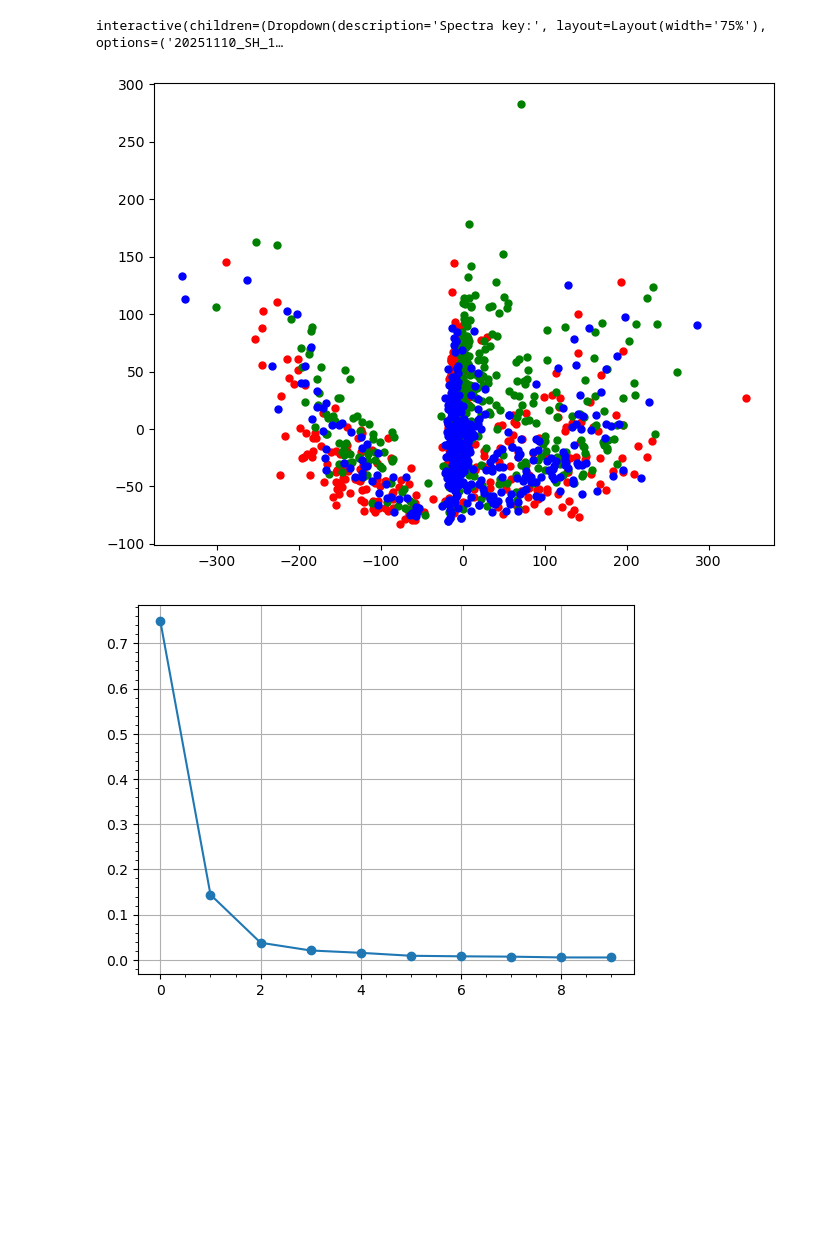
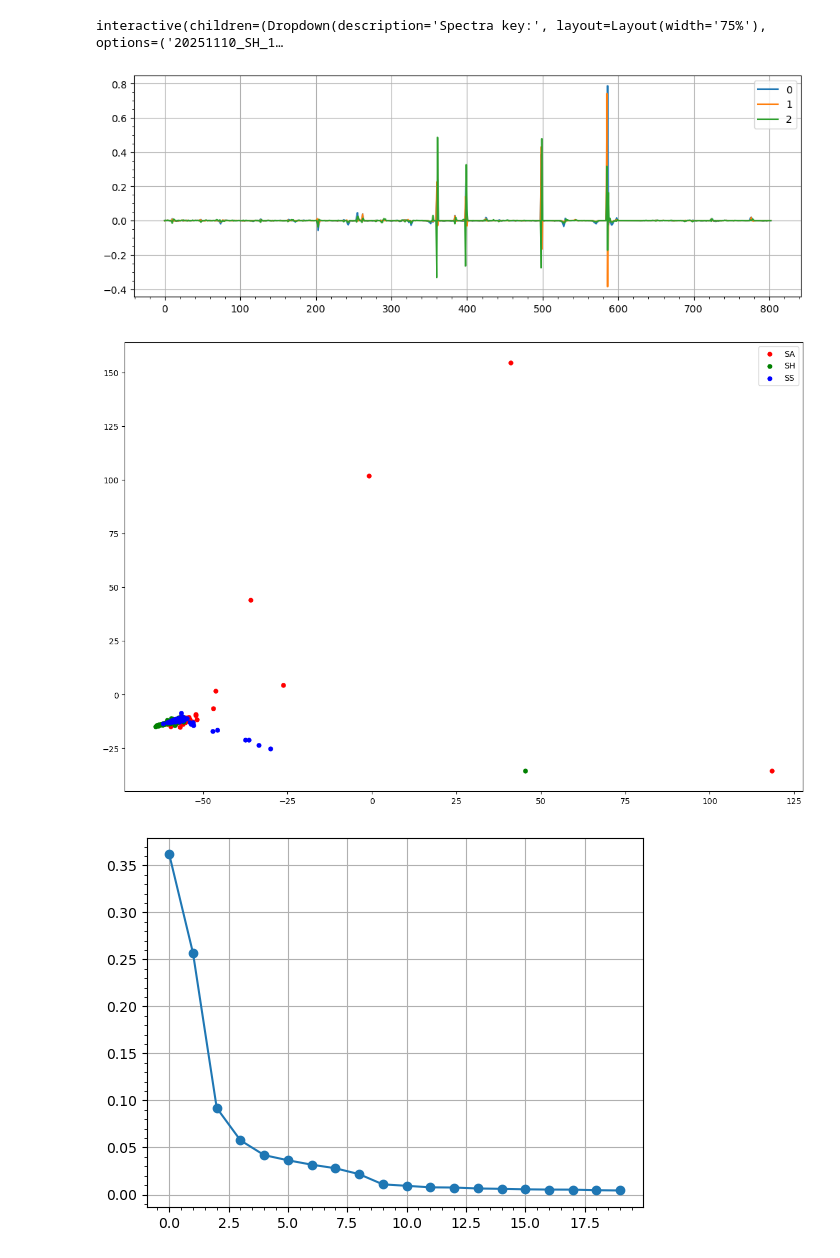
Before and after one commit to intellimath/irsa, a Jupyter notebook: examples/load_spectra_12_origin.ipynb, the cells around one changed output. Saved outputs shown, nothing was run; the diff lists cells and outputs as text; code cells hidden in the pictures; blank space fills up the shorter version.

```diff
--- a/examples/load_spectra_12_origin.ipynb
+++ b/examples/load_spectra_12_origin.ipynb
@@ -118,0 +133,13 @@ interactive(children=(Dropdown(description='Spectra key:', layout=Layout(width='
+# %%
+## def subtract_baseline(x, y, tau2=1.0e6):
+    bl, _ = smooth.whittaker_smooth_weight_func2(
+        y, func=funcs.Step(1.0e-3, 1.0e-3),
+        # func2=func2,
+        func2_e=inventory.relative_abs_max,
+        tau2=tau2, d=2)
+    y[:] = y - bl
+    # y[:] = y/abs(y).mean()
+    return y
+
+dd2.apply(subtract_baseline, inplace=True)
+dd2.plot_spectra(0)
@@ -123,44 +152,62 @@ interactive(children=(Dropdown(description='Spectra key:', layout=Layout(width='
 # %%
-dd3 = dd2.topf(tval=2, crop=400)
+dd3 = dd2.topf(tval=0, crop=400, sub_valleys=False)
 # %%
 dd3.plot_spectra(tau2_smooth=0)
 # %% [output]
 interactive(children=(Dropdown(description='Spectra key:', layout=Layout(width='75%'), options=('20251110_SH_1…
 # %%
-Ys_SA = tuple(dd3.spectra[key].y for key in dd3.keys() if "_SA_" in key)
-Ys_SS = tuple(dd3.spectra[key].y for key in dd3.keys() if "_SS_" in key)
-Ys_SH = tuple(dd3.spectra[key].y for key in dd3.keys() if "_SH_" in key)
-Ys = tuple(dd3.spectra[key].y for key in dd2.keys())
+Ys_SA = tuple(dd3.spectra[key].y for key in dd3.keys() if "_SA_" in key and "edge" in key)
+Ys_SS = tuple(dd3.spectra[key].y for key in dd3.keys() if "_SS_" in key and "edge" in key)
+Ys_SH = tuple(dd3.spectra[key].y for key in dd3.keys() if "_SH_" in key and "edge" in key)
+Ys = tuple(dd3.spectra[key].y for key in dd3.keys())
 Ys = np.concatenate(Ys, axis=0)
 Ys_SA = np.concatenate(Ys_SA, axis=0)
 Ys_SH = np.concatenate(Ys_SH, axis=0)
 Ys_SS = np.concatenate(Ys_SS, axis=0)
 Ns = tuple(len(y) for y in Ys)
 # for yy in Ys_SA:
 #     yy[:] = 1000*yy / yy.sum()
 # for yy in Ys_SS:
 #     yy[:] = 1000*yy / yy.sum()
 # for yy in Ys_SH:
 #     yy[:] = 1000*yy / yy.sum()
-c, As, Ls = pca.find_loc_and_pc(Ys, 10)
+c, As, Ls = pca.find_loc_and_pc(Ys, 20)
 # c_SA, As_SA, Ls_SA = pca.find_loc_and_pc(Ys_SA, 2)
 # c_SS, As_SS, Ls_SS = pca.find_loc_and_pc(Ys_SS, 2)
 # c_SH, As_SH, Ls_SH = pca.find_loc_and_pc(Ys_SH, 2)
+U = (Ys - c) @ As.T
 U_SA = (Ys_SA - c) @ As.T
 U_SS = (Ys_SS - c) @ As.T
 U_SH = (Ys_SH - c) @ As.T
-plt.figure(figsize=(8,6))
-plt.scatter(U_SA[:,1], U_SA[:,2], s=25, c='r', label="SA")
-plt.scatter(U_SH[:,1], U_SH[:,2], s=25, c='g', label="SH")
-plt.scatter(U_SS[:,1], U_SS[:,2], s=25, c='b', label="SS")
+plt.figure(figsize=(12,4))
+plt.plot(As[0], label="0")
+plt.plot(As[1], label="1")
+plt.plot(As[2], label="2")
+plt.legend()
+plt.minorticks_on()
+plt.grid()
+plt.show()
+# plt.figure(figsize=(12,4))
+# for uu in U_SA:
+#     plt.plot(uu)
+# plt.legend()
+# plt.minorticks_on()
+# plt.grid()
+# plt.show()
+plt.figure(figsize=(15,10))
+plt.scatter(U_SA[:,0], U_SA[:,1], s=25, c='r', label="SA")
+plt.scatter(U_SH[:,0], U_SH[:,1], s=25, c='g', label="SH")
+plt.scatter(U_SS[:,0], U_SS[:,1], s=25, c='b', label="SS")
+plt.legend()
 
 # Cs = sum((n*[c] for n,c in zip(Ns,["r","g","b"])), start=[])
 plt.show()
 plt.plot(Ls/Ls.sum(), marker='o')
 plt.grid()
 plt.minorticks_on()
 plt.show()
 # %% [output]
-[figure, old version]
+[figure, new version]
-[figure, old version]
+[figure, new version]
+[figure, added]
 # %%
```
Also changed, not shown: parts of 15 cells of this notebook, 1 other file.
